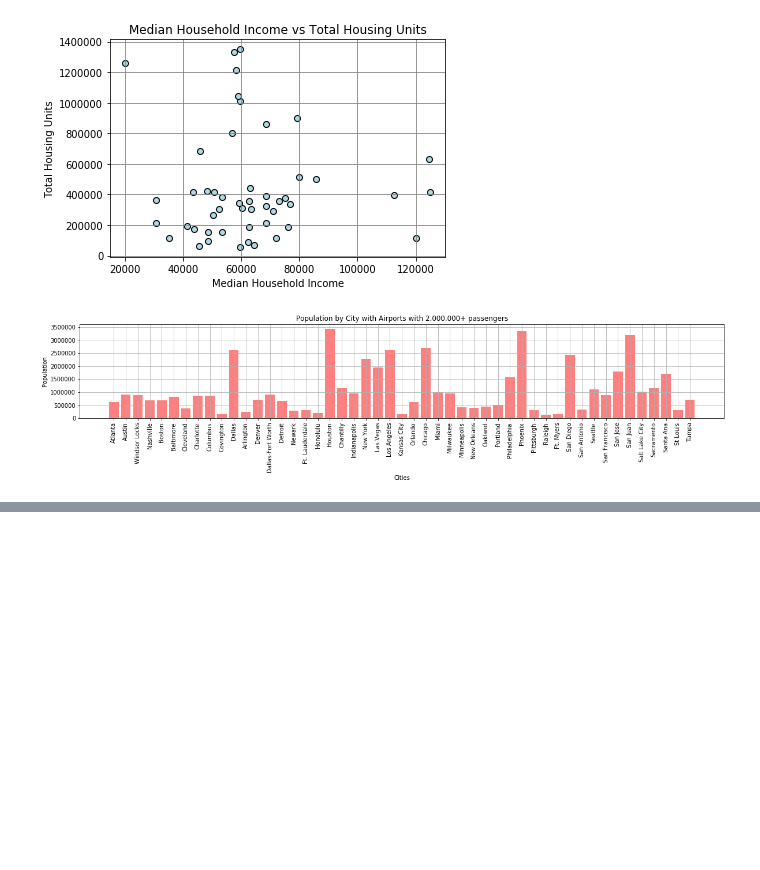
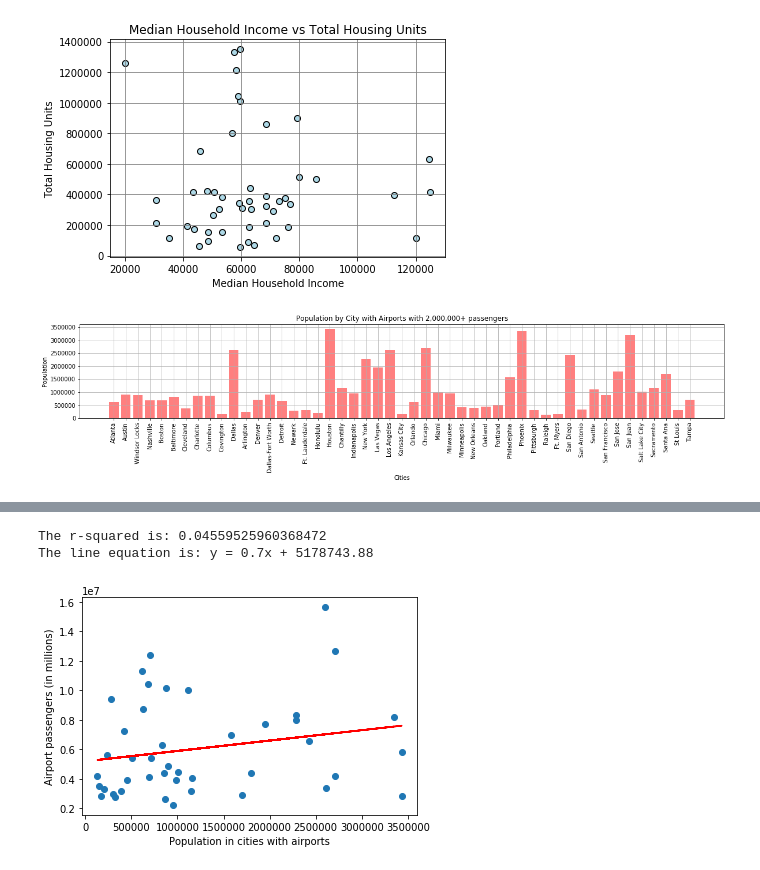
Before and after one commit to ttoffey/Project_One, a Jupyter notebook: Top_Cities_Census.ipynb, the cells around one changed output, grey strips where cells are left out. Drawn from its saved outputs; the diff is of its cells as text; code cells hidden in the pictures; blank space fills up the shorter version.

Commit message:
merge airport_sales and topcities with linregress for popul+passgrs

```diff
--- a/Top_Cities_Census.ipynb
+++ b/Top_Cities_Census.ipynb
@@ -127,0 +130,4 @@ The line equation is: y = -0.61x + 478198.5
+# %%
+# Rename columns to prepare dataframe for merge
+topcities_df.rename(columns={"CITY":"City"}, inplace=True)
+topcities_df.head()
@@ -127,0 +141,4 @@ The line equation is: y = -0.61x + 478198.5
+# %%
+# Read the airport_ratings_passengers.csv and display dataframe
+airport_sales_df = pd.read_csv('airport_sales.csv')
+airport_sales_df.head()
@@ -127,0 +153,4 @@ The line equation is: y = -0.61x + 478198.5
+# %%
+# Merge topcities_df with airport_sales_df by "City"
+merged_df = pd.merge(topcities_df, airport_sales_df, on="City", how="left")
+merged_df
@@ -127,0 +176,4 @@ The line equation is: y = -0.61x + 478198.5
+# %%
+# merged_df.fillna(value='None',inplace=True)
+merged_df.dropna(how='any', inplace=True)
+merged_df
@@ -127,0 +199,21 @@ The line equation is: y = -0.61x + 478198.5
+# %%
+# Linear Regression equation and Print out the r-squared value along with the plot.
+x_values = merged_df["POPULATION"]
+y_values = merged_df["Originating Domestic Passengers"]
+(slope, intercept, rvalue, pvalue, stderr) = linregress(x_values, y_values)
+regress_values = x_values * slope + intercept
+line_eq = "y = " + str(round(slope,2)) + "x + " + str(round(intercept,2))
+plt.scatter(x_values,y_values)
+plt.plot(x_values,regress_values,"r-")
+plt.annotate(line_eq,(20,20),fontsize=15,color="red")
+plt.xlabel("Population in cities with airports")
+plt.ylabel("Airport passengers (in millions)")
+print(f"The r-squared is: {rvalue**2}")
+print(f"The line equation is: {line_eq}")
+# Save a picture of the plot as .png file
+# plt.savefig("Images/populationvpassengers.png")
+plt.show()
+# %% [output]
+The r-squared is: 0.04559525960368472
+The line equation is: y = 0.7x + 5178743.88
+[figure, added]
```
Also changed, not shown: parts of 8 cells of this notebook.
